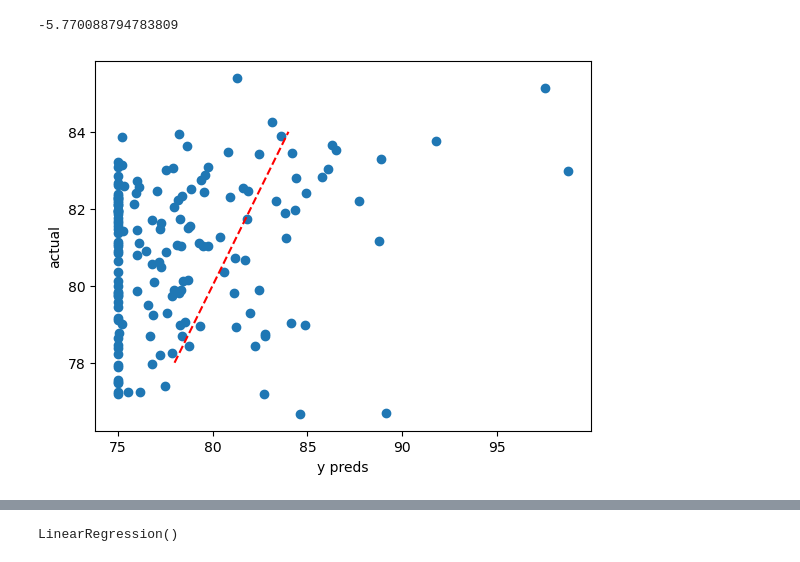
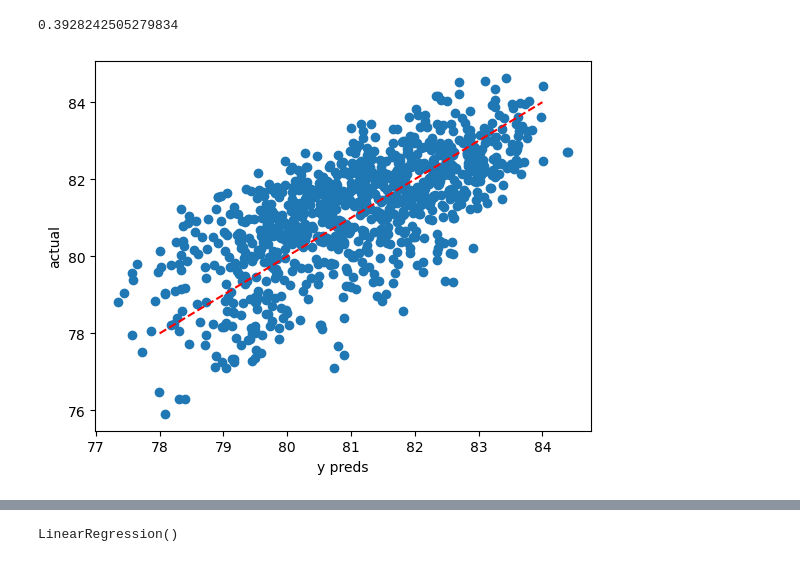
Before and after one commit to zcalhoun/lute, a Jupyter notebook: notebooks/initial_model.ipynb, the cells around one changed output, grey strips where cells are left out. Cells and saved outputs as stored; diff of their text form; code cells hidden in the pictures.

```diff
--- a/notebooks/initial_model.ipynb
+++ b/notebooks/initial_model.ipynb
@@ -35,13 +53,13 @@ test = OneHotImages("/datacommons/carlsonlab/zdc6/cs590/land_use/test")
 class SimpleModel(nn.Module):
     def __init__(self):
         super(SimpleModel, self).__init__()
-        self.intercept = 75
+        self.intercept = 75.91 #nn.Parameter(torch.tensor(78.))
 
-        self.weight = nn.Parameter(torch.randn(256, 256, 4))
+        self.weight = nn.Parameter(torch.randn(256, 256, 3))
 
         self.softplus = nn.Softplus()
 
-        torch.nn.init.uniform_(self.weight, a = 0.00001, b = 0.1)
+        torch.nn.init.uniform_(self.weight, a = 0.01, b = 0.1)
 
         self.to('cuda')
     def forward(self, X):
@@ -117,26 +137,21 @@ Test loss: 0.44316968266267953
 # %%
 y_preds = []
 y_actual = []
 with torch.no_grad():
-    for X, y in test_loader:
+    for X, y in train_loader:
         X = X.to('cuda')
-        y_actual.extend(y)
+        y_actual.extend(y.numpy())
 
         y_hat = model(X)
         y_preds.extend(y_hat.cpu().numpy())
+
+print(r2_score(y_actual, y_preds))
+
+plt.scatter(y_preds, y_actual)
+plt.plot(np.linspace(78, 84, 2), np.linspace(78, 84, 2), 'r--')
+plt.xlabel("y preds")
+plt.ylabel("actual")
+plt.show()
+# %% [output]
+0.3928242505279834
+[figure, added]
-# %%
-
-from sklearn.metrics import r2_score
-
-r2_score(y_actual, y_preds)
-# %% [output]
--5.770088794783809
-# %%
-from matplotlib import pyplot as plt
-plt.scatter(y_preds, y_actual)
-plt.plot(np.linspace(78, 84, 2), np.linspace(78, 84, 2), 'r--')
-plt.xlabel("y preds")
-plt.ylabel("actual")
-plt.show()
-# %% [output]
-[figure, removed]
```
Also changed, not shown: parts of 22 cells of this notebook, 1 other file.
